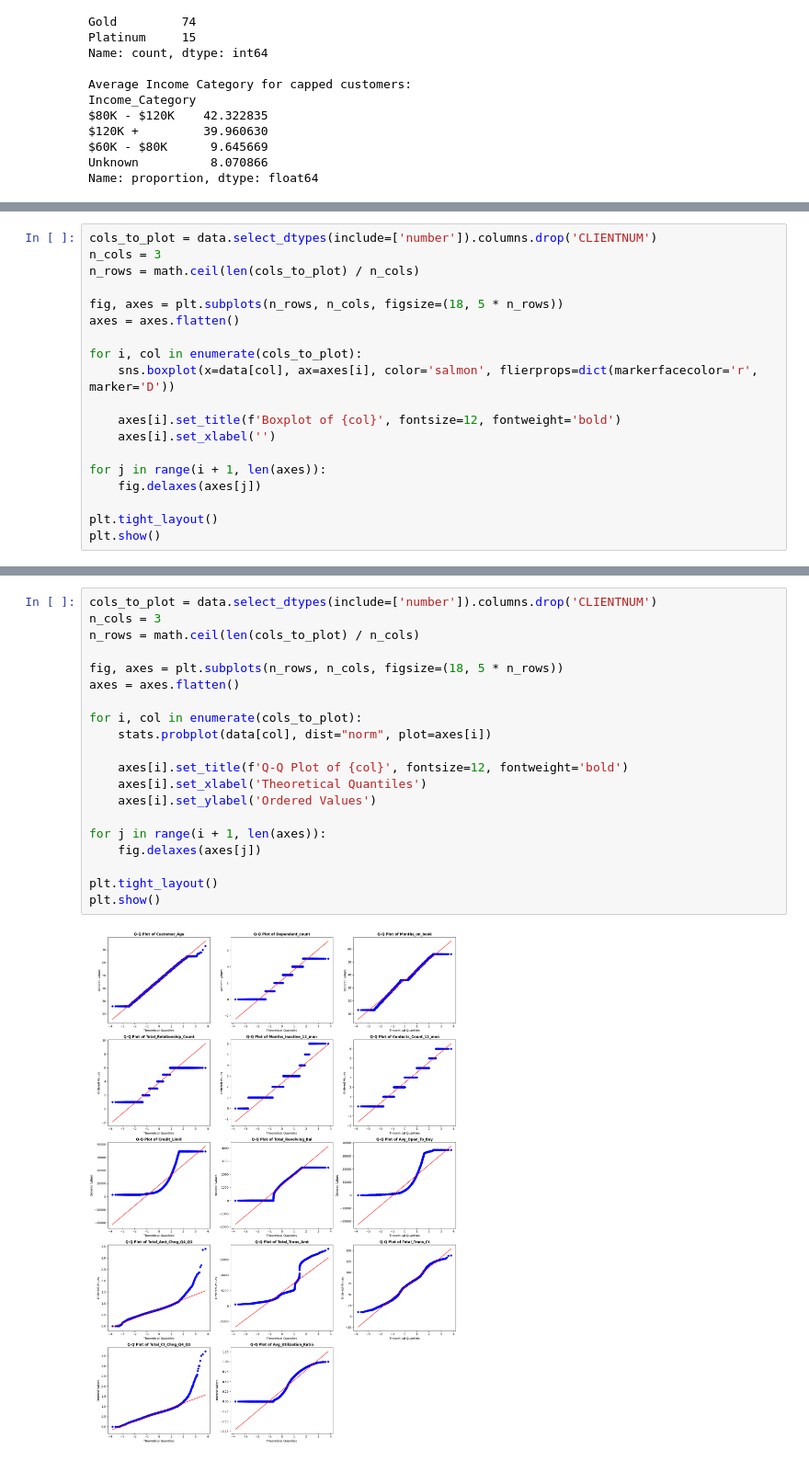
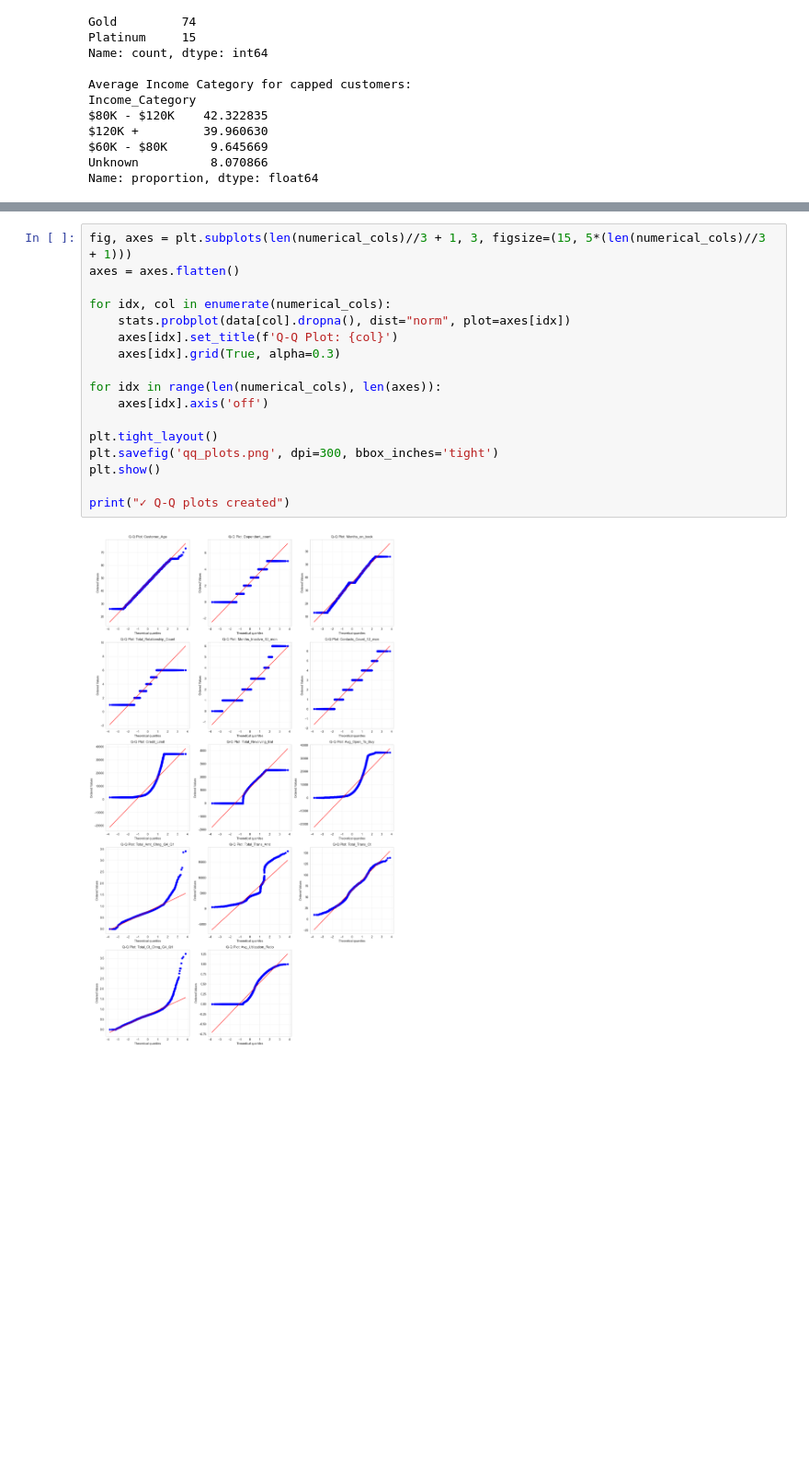
Before and after one commit to vekiii/ai-and-machine-learning, a Jupyter notebook: machine-learning-projects/data-preprocessing-project1/practical_part_eng.ipynb, the cells around one changed output, grey strips where cells are left out. Shown at 92% size. Drawn from its saved outputs; the diff is of its cells as text; blank space fills up the shorter version.

```diff
--- a/machine-learning-projects/data-preprocessing-project1/practical_part_eng.ipynb
+++ b/machine-learning-projects/data-preprocessing-project1/practical_part_eng.ipynb
@@ -355,19 +455,0 @@ plt.show()
-# %%
-cols_to_plot = data.select_dtypes(include=['number']).columns.drop('CLIENTNUM')
-n_cols = 3
-n_rows = math.ceil(len(cols_to_plot) / n_cols)
-
-fig, axes = plt.subplots(n_rows, n_cols, figsize=(18, 5 * n_rows))
-axes = axes.flatten()
-
-for i, col in enumerate(cols_to_plot):
-    sns.boxplot(x=data[col], ax=axes[i], color='salmon', flierprops=dict(markerfacecolor='r', marker='D'))
-
-    axes[i].set_title(f'Boxplot of {col}', fontsize=12, fontweight='bold')
-    axes[i].set_xlabel('')
-
-for j in range(i + 1, len(axes)):
-    fig.delaxes(axes[j])
-
-plt.tight_layout()
-plt.show()
@@ -382,22 +518,19 @@ The columns Total_Amt_Chng_Q4_Q1 and Total_Ct_Chng_Q4_Q1 represent a Loss of Gra
 # %%
-cols_to_plot = data.select_dtypes(include=['number']).columns.drop('CLIENTNUM')
-n_cols = 3
-n_rows = math.ceil(len(cols_to_plot) / n_cols)
-
-fig, axes = plt.subplots(n_rows, n_cols, figsize=(18, 5 * n_rows))
+fig, axes = plt.subplots(len(numerical_cols)//3 + 1, 3, figsize=(15, 5*(len(numerical_cols)//3 + 1)))
 axes = axes.flatten()
 
-for i, col in enumerate(cols_to_plot):
-    stats.probplot(data[col], dist="norm", plot=axes[i])
+for idx, col in enumerate(numerical_cols):
+    stats.probplot(data[col].dropna(), dist="norm", plot=axes[idx])
+    axes[idx].set_title(f'Q-Q Plot: {col}')
+    axes[idx].grid(True, alpha=0.3)
 
-    axes[i].set_title(f'Q-Q Plot of {col}', fontsize=12, fontweight='bold')
-    axes[i].set_xlabel('Theoretical Quantiles')
-    axes[i].set_ylabel('Ordered Values')
-
-for j in range(i + 1, len(axes)):
-    fig.delaxes(axes[j])
+for idx in range(len(numerical_cols), len(axes)):
+    axes[idx].axis('off')
 
 plt.tight_layout()
+plt.savefig('qq_plots.png', dpi=300, bbox_inches='tight')
 plt.show()
+
+print("✓ Q-Q plots created")
 # %% [output]
-[figure, old version]
+[figure, new version]
```
Also changed, not shown: parts of 140 cells of this notebook.
